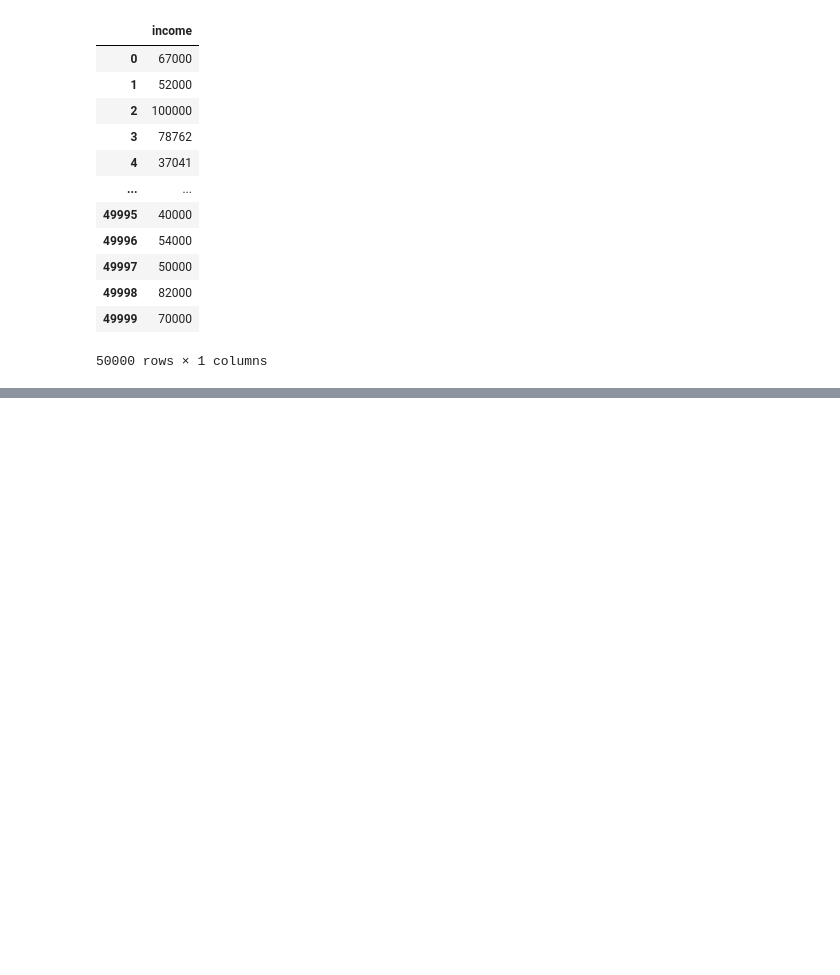
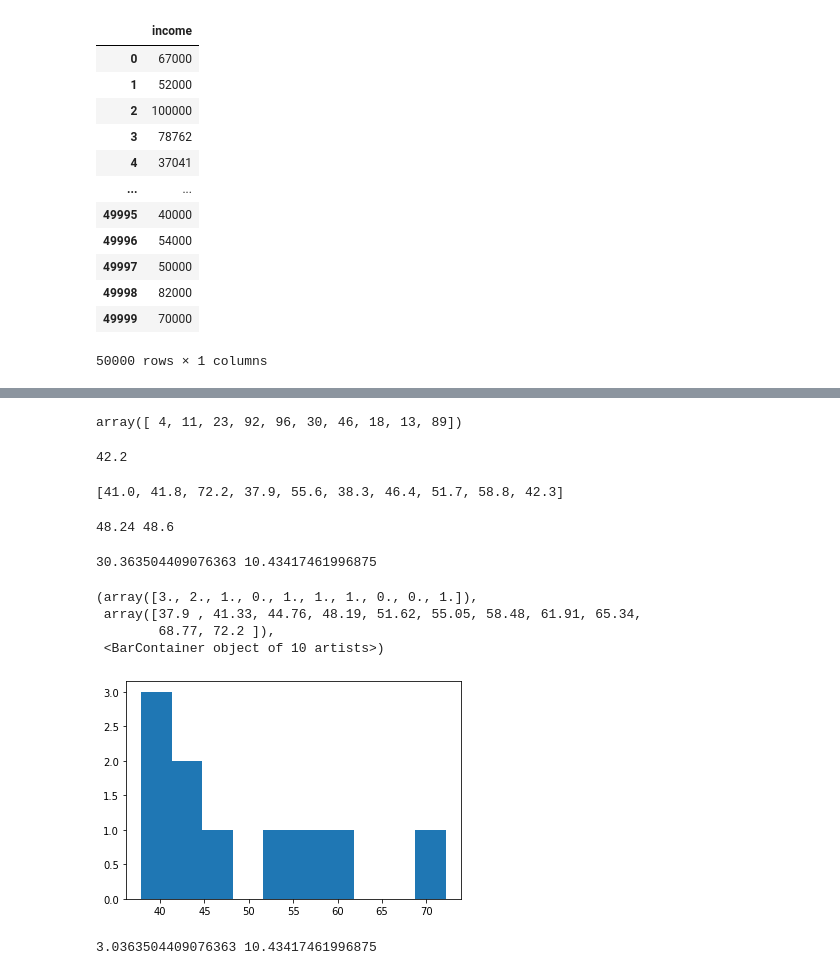
Before and after one commit to tzuzulcode/data_science_enero2022, a Jupyter notebook: Statistics/Distribuciones de datos y muestras/MuestraEstadistica.ipynb, the cells around one changed output, grey strips where cells are left out. Cells and saved outputs as stored; diff of their text form; code cells hidden in the pictures; blank space fills up the shorter version.

```diff
--- a/Statistics/Distribuciones de datos y muestras/MuestraEstadistica.ipynb
+++ b/Statistics/Distribuciones de datos y muestras/MuestraEstadistica.ipynb
@@ -70,0 +109,15 @@ g.set_axis_labels("Income","Count")
+# %%
+results = []
+
+for _ in range(10):
+    sample = sk.resample(sample_data.income)
+    print(sample)
+    results.append(sample.mean())
+
+results = pd.Series(results)
+
+print("Bootstrap statistics")
+
+print("Original",sample_data.income.mean())
+print("Standard error",results.std())
+print("bias:",results.mean()-sample_data.income.median())
@@ -70,0 +145,5 @@ g.set_axis_labels("Income","Count")
+# %%
+np.random.seed(10)
+
+data = np.random.randint(0,100,size=100)
+data
@@ -70,0 +209,49 @@ g.set_axis_labels("Income","Count")
+# %%
+# Bootstraping
+
+# Primer paso: Obtener una muestra de tamaño n (10)
+sample = np.random.choice(data,size=10)
+sample
+# %% [output]
+array([ 4, 11, 23, 92, 96, 30, 46, 18, 13, 89])
+# %%
+# 2. Calcular estadistica de interes
+sample_mean = sample.mean()
+# %% [output]
+42.2
+# %%
+# 3. repetir 1 y 2, R veces
+
+sample_means = [np.random.choice(data,size=10).mean() for _ in range(10)]
+
+sample_means
+# %% [output]
+[41.0, 41.8, 72.2, 37.9, 55.6, 38.3, 46.4, 51.7, 58.8, 42.3]
+# %%
+simulated_mean = np.array(sample_means).mean()
+real_mean = data.mean()
+
+print(real_mean,simulated_mean)
+# %% [output]
+48.24 48.6
+# %%
+simulated_std = np.array(sample_means).std()
+real_std = data.std()
+print(real_std,simulated_std)
+# %% [output]
+30.363504409076363 10.43417461996875
+# %%
+plt.hist(sample_means)
+# %% [output]
+(array([3., 2., 1., 0., 1., 1., 1., 0., 0., 1.]),
+ array([37.9 , 41.33, 44.76, 48.19, 51.62, 55.05, 58.48, 61.91, 65.34,
+        68.77, 72.2 ]),
+ <BarContainer object of 10 artists>)
+[figure, added]
+# %%
+simulated_se = simulated_std
+real_se = data.std()/100**0.5
+
+print(real_se,simulated_se)
+# %% [output]
+3.0363504409076363 10.43417461996875
```
Also changed, not shown: parts of 18 cells of this notebook, 1 other file.
